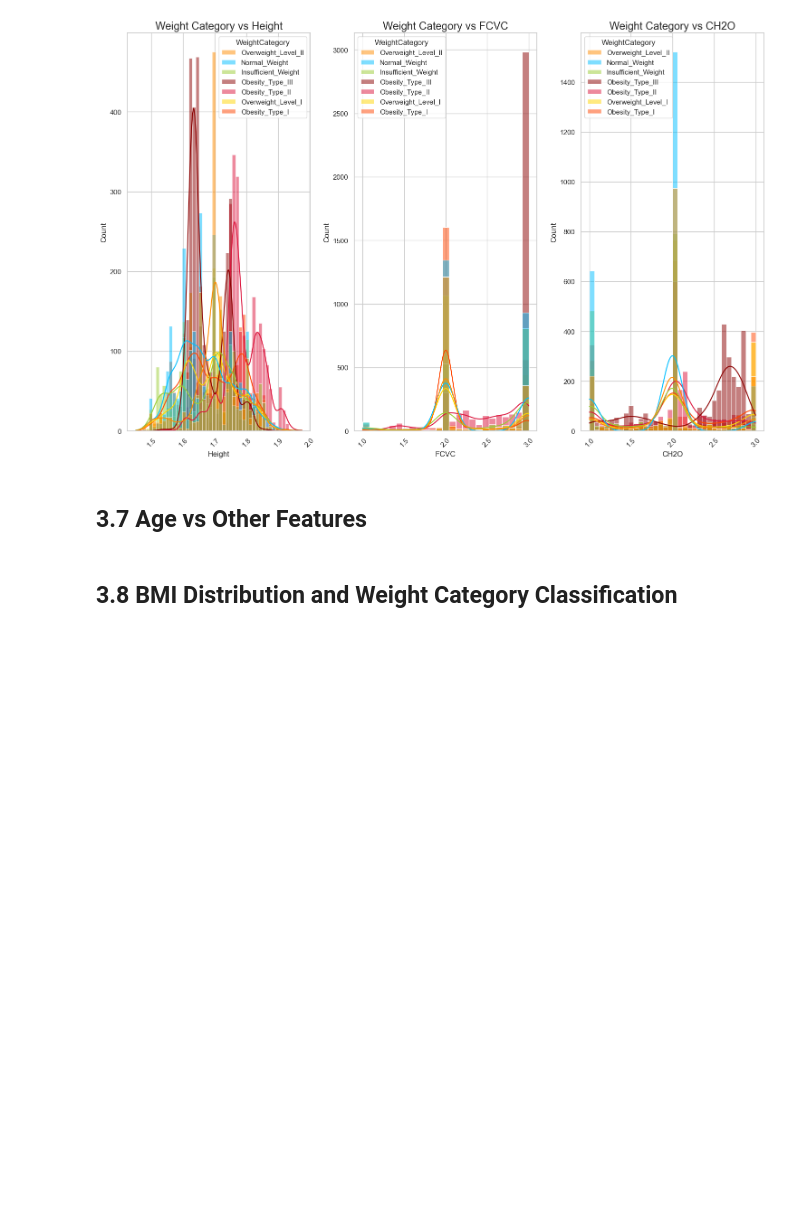
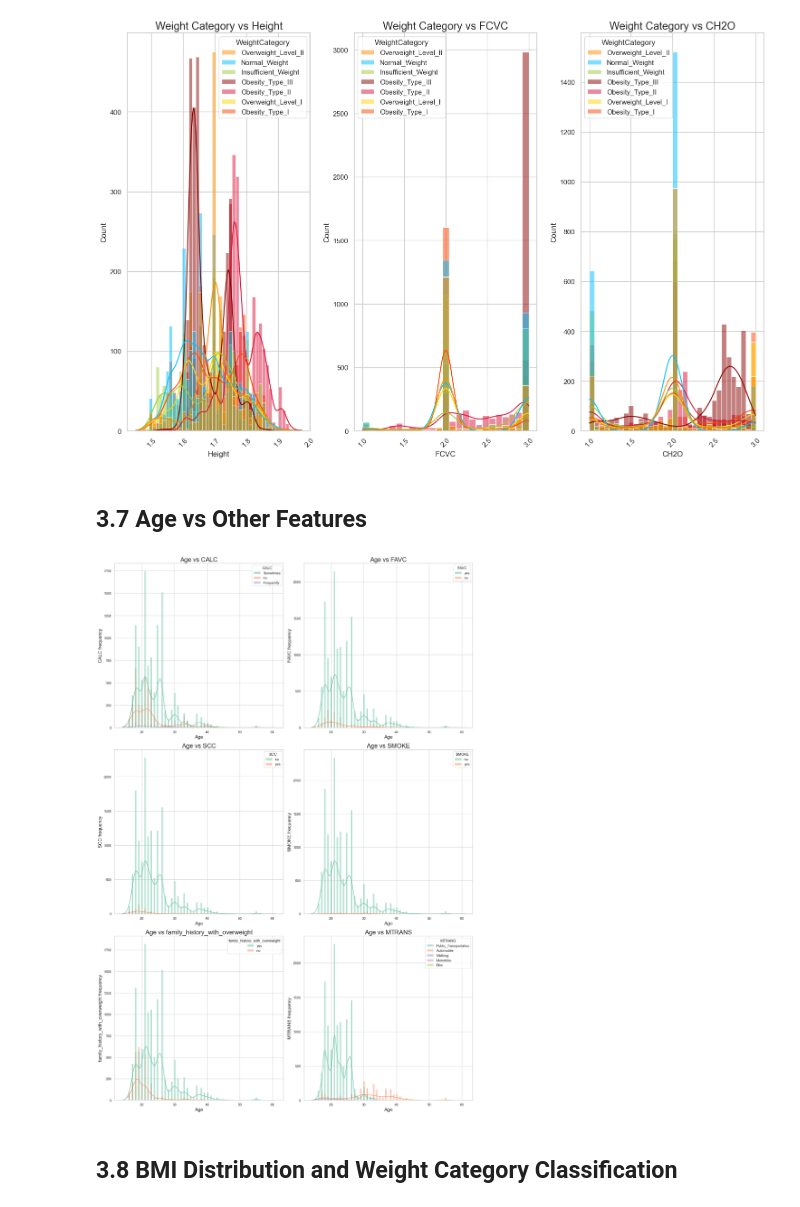
Before and after one commit to dev-shinde/ML-Project-Report---MS2024019_MT2025114, a Jupyter notebook: EDA/EDA_Final_Report.ipynb, the cells around one changed output. Cells and saved outputs as stored; diff of their text form; code cells hidden in the pictures; blank space fills up the shorter version.

```diff
--- a/EDA/EDA_Final_Report.ipynb
+++ b/EDA/EDA_Final_Report.ipynb
@@ -196,22 +196,25 @@ plt.show()
 # %% [markdown]
 ## 3.7 Age vs Other Features
 # %%
-cols = ['CALC', 'FAVC', 'SCC', 'SMOKE', 'family_history_with_overweight', 'FAF', 'MTRANS']
+cols = ['CALC', 'FAVC', 'SCC', 'SMOKE', 'family_history_with_overweight', 'MTRANS']
 df['Age'] = df['Age'].astype(int)
-fig, axes = plt.subplots(figsize=(17, 25), nrows=4, ncols=2)
+
+fig, axes = plt.subplots(figsize=(17, 25), nrows=3, ncols=2)
 axes = axes.flatten()
 
 for i in range(len(cols)):
     sns.histplot(data=df, hue=df[cols[i]], x='Age', ax=axes[i], kde=True)
     axes[i].set_ylabel(f'{cols[i]} frequency', fontsize=15)
     axes[i].set_xlabel("Age", fontsize=15)
     axes[i].set_title(f'Age vs {cols[i]}', fontsize=20)
     plt.tight_layout()
 
 for j in range(len(cols), len(axes)):
     axes[j].set_visible(False)
 
 plt.show()
+# %% [output]
+[figure, added]
 # %% [markdown]
 ## 3.8 BMI Distribution and Weight Category Classification
 # %%
```
Also changed, not shown: parts of 2 cells of this notebook.
